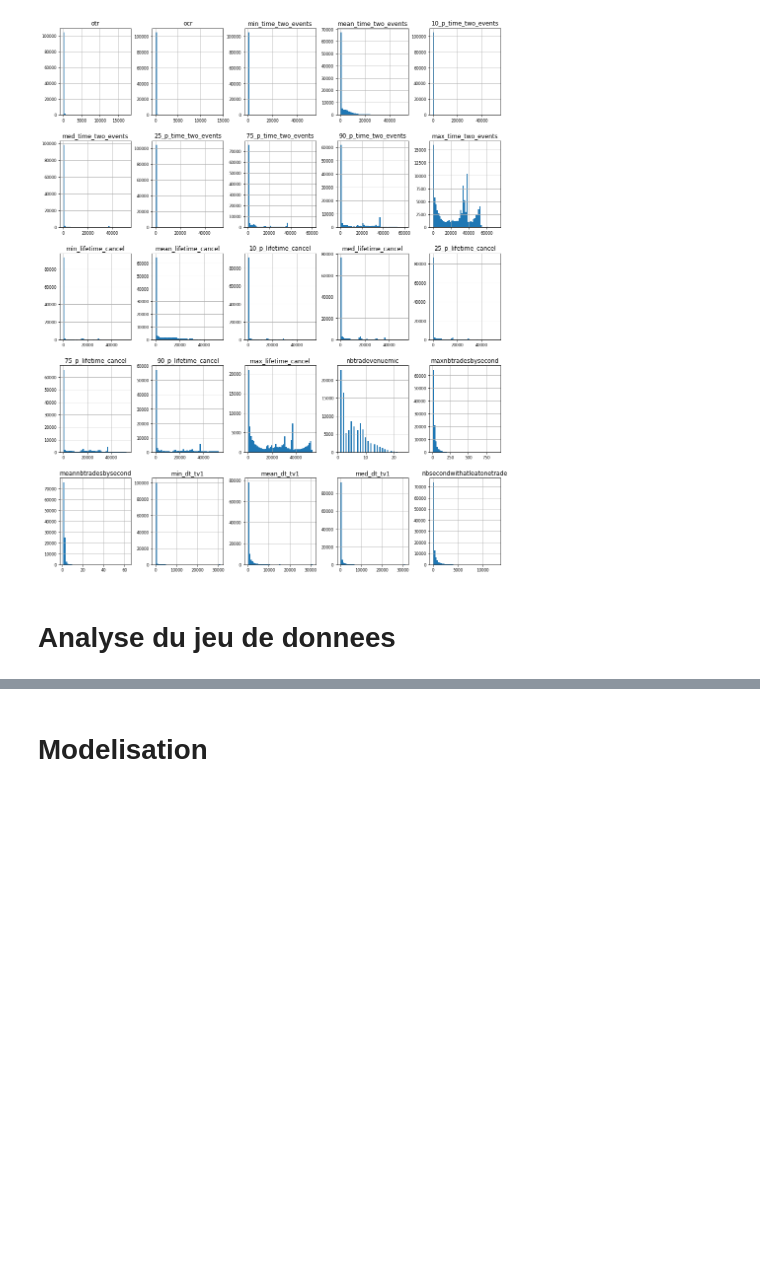
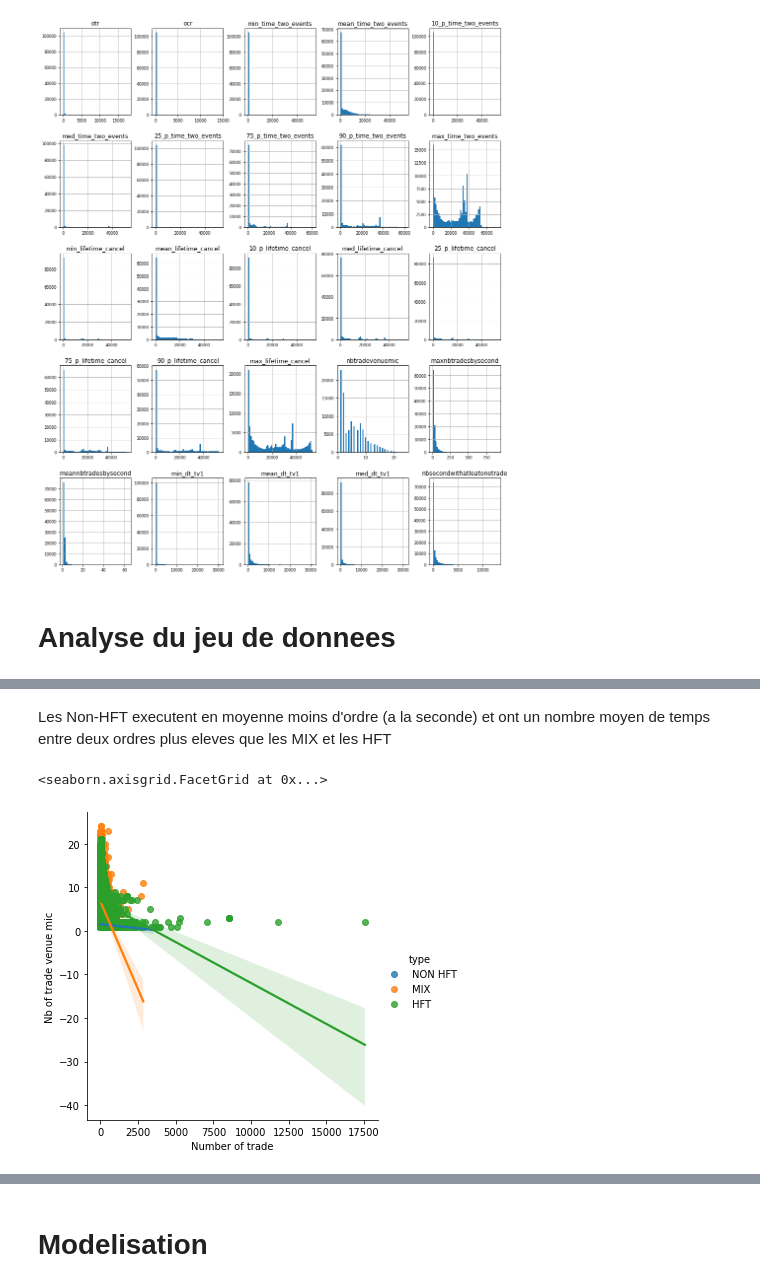
Before and after one commit to Valdi35/Detect-HFT-traders-Machine-learning-, a Jupyter notebook: HFT_machine_learning.ipynb, the cells around one changed output, grey strips where cells are left out. Drawn from its saved outputs; the diff is of its cells as text; code cells hidden in the pictures; blank space fills up the shorter version.

```diff
--- a/HFT_machine_learning.ipynb
+++ b/HFT_machine_learning.ipynb
@@ -282,0 +271,15 @@ plt.show()
+# %% [markdown]
+Les Non-HFT executent en moyenne moins d'ordre (a la seconde) et ont un nombre moyen de temps entre deux ordres plus eleves que les MIX et les HFT
+# %%
+# Plot sepal width as a function of sepal_length across days
+g = sns.lmplot(
+    data=df,
+    x="otr", y="nbtradevenuemic", hue="type",
+    height=5
+)
+
+# Use more informative axis labels than are provided by default
+g.set_axis_labels("Number of trade", "Nb of trade venue mic")
+# %% [output]
+<seaborn.axisgrid.FacetGrid at 0x...>
+[figure, added]
```
Also changed, not shown: parts of 24 cells of this notebook.
